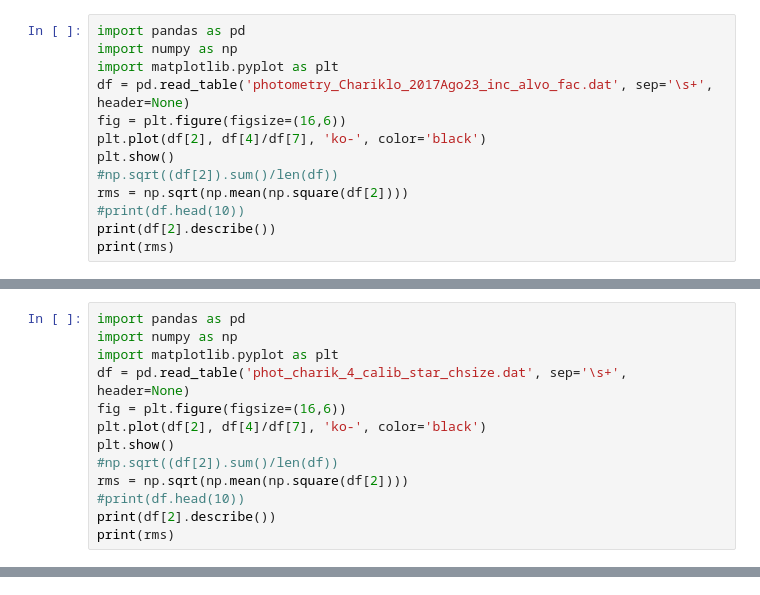
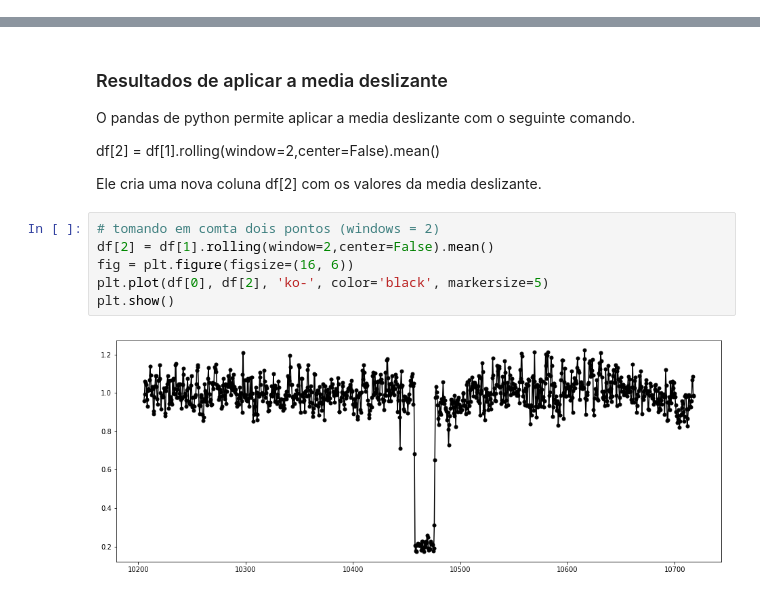
Before and after one commit to fredifqh/occu_chariklo, a Jupyter notebook: photometry_chariklo.ipynb, the cells around one changed output, grey strips where cells are left out. Drawn from its saved outputs; the diff is of its cells as text.

```diff
--- a/photometry_chariklo.ipynb
+++ b/photometry_chariklo.ipynb
@@ -36,13 +16,0 @@ Help on function plot in module matplotlib.pyplot:
-# %%
-import pandas as pd
-import numpy as np
-import matplotlib.pyplot as plt
-df = pd.read_table('photometry_Chariklo_2017Ago23_inc_alvo_fac.dat', sep='\s+', header=None)
-fig = plt.figure(figsize=(16,6))
-plt.plot(df[2], df[4]/df[7], 'ko-', color='black')
-plt.show()
-#np.sqrt((df[2]).sum()/len(df))
-rms = np.sqrt(np.mean(np.square(df[2])))
-#print(df.head(10))
-print(df[2].describe())
-print(rms)
@@ -61,13 +16,0 @@ Name: 2, dtype: float64
-# %%
-import pandas as pd
-import numpy as np
-import matplotlib.pyplot as plt
-df = pd.read_table('phot_charik_4_calib_star_chsize.dat', sep='\s+', header=None)
-fig = plt.figure(figsize=(16,6))
-plt.plot(df[2], df[4]/df[7], 'ko-', color='black')
-plt.show()
-#np.sqrt((df[2]).sum()/len(df))
-rms = np.sqrt(np.mean(np.square(df[2])))
-#print(df.head(10))
-print(df[2].describe())
-print(rms)
@@ -85,0 +17,16 @@ Name: 2, dtype: float64
+# %% [markdown]
+### Resultados de aplicar a media deslizante
+
+O pandas de python permite aplicar a media deslizante com o seguinte comando.
+
+df[2] = df[1].rolling(window=2,center=False).mean()
+
+Ele cria uma nova coluna df[2] com os valores da media deslizante.
+# %%
+# tomando em comta dois pontos (windows = 2)
+df[2] = df[1].rolling(window=2,center=False).mean()
+fig = plt.figure(figsize=(16, 6))
+plt.plot(df[0], df[2], 'ko-', color='black', markersize=5)
+plt.show()
+# %% [output]
+[figure, added]
```
Also changed, not shown: parts of 8 cells of this notebook.
